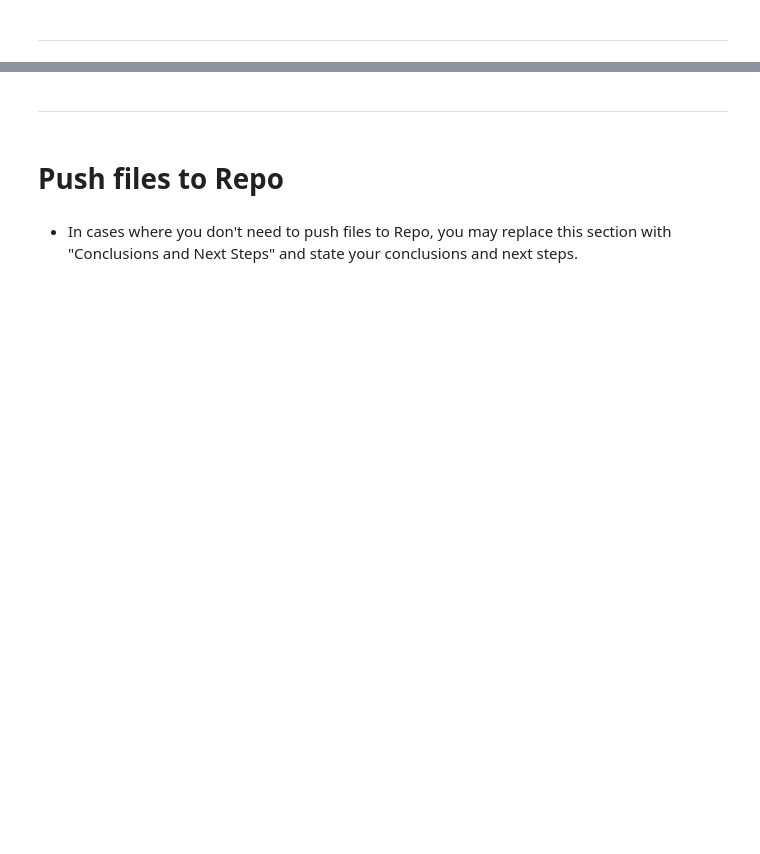
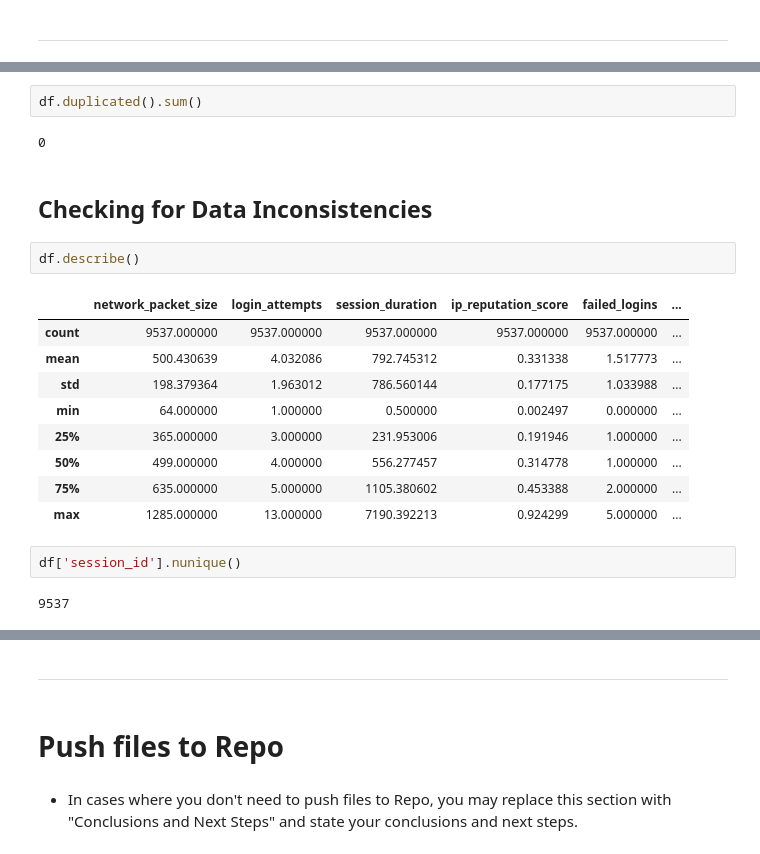
Before and after one commit to maleeper/Cyber, a Jupyter notebook: jupyter_notebooks/01_LD.ipynb, the cells around one changed output, grey strips where cells are left out. Cells and saved outputs as stored; diff of their text form; blank space fills up the shorter version.

```diff
--- a/jupyter_notebooks/01_LD.ipynb
+++ b/jupyter_notebooks/01_LD.ipynb
@@ -60,0 +162,22 @@ NOTE
+# %%
+df.duplicated().sum()
+# %% [output]
+0
+# %% [markdown]
+## Checking for Data Inconsistencies
+# %%
+df.describe()
+# %% [output]
+|  | network_packet_size | login_attempts | session_duration | ip_reputation_score | failed_logins | ... |
+| count | 9537.000000 | 9537.000000 | 9537.000000 | 9537.000000 | 9537.000000 | ... |
+| mean | 500.430639 | 4.032086 | 792.745312 | 0.331338 | 1.517773 | ... |
+| std | 198.379364 | 1.963012 | 786.560144 | 0.177175 | 1.033988 | ... |
+| min | 64.000000 | 1.000000 | 0.500000 | 0.002497 | 0.000000 | ... |
+| 25% | 365.000000 | 3.000000 | 231.953006 | 0.191946 | 1.000000 | ... |
+| 50% | 499.000000 | 4.000000 | 556.277457 | 0.314778 | 1.000000 | ... |
+| 75% | 635.000000 | 5.000000 | 1105.380602 | 0.453388 | 2.000000 | ... |
+| max | 1285.000000 | 13.000000 | 7190.392213 | 0.924299 | 5.000000 | ... |
+# %%
+df['session_id'].nunique()
+# %% [output]
+9537
```
Also changed, not shown: parts of 30 cells of this notebook, 1 other file.
